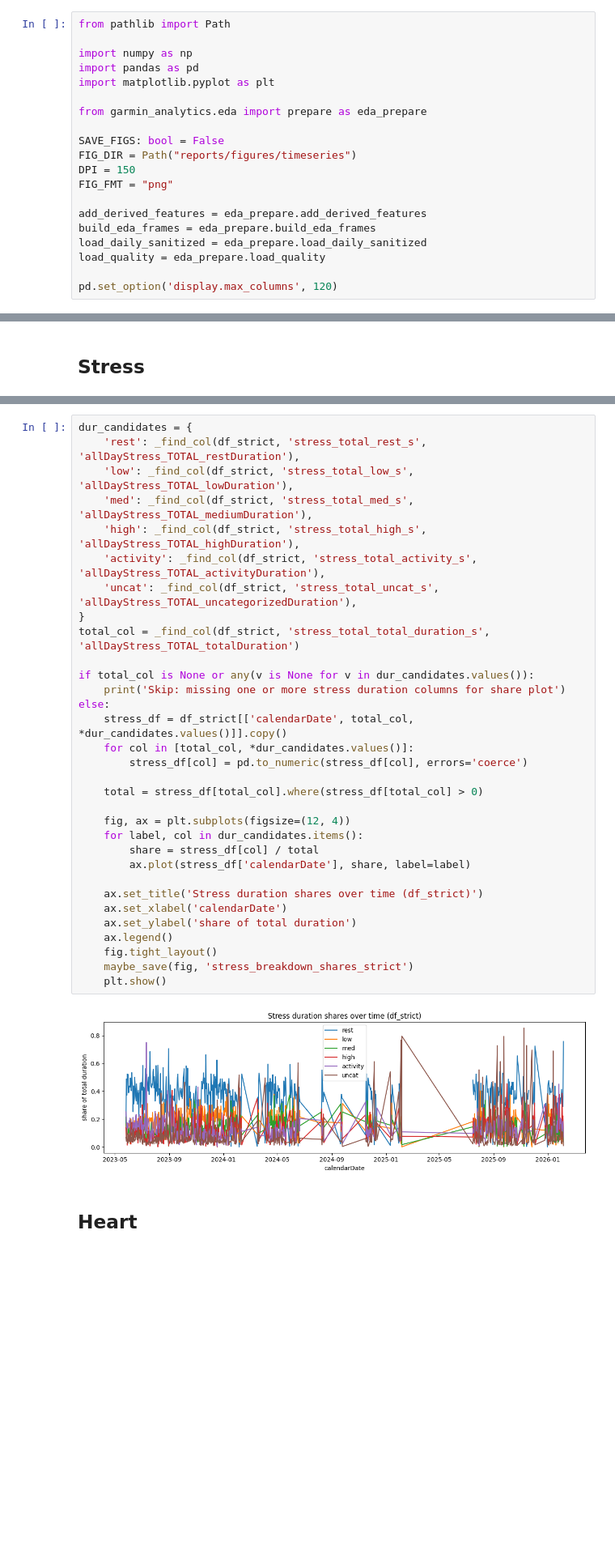
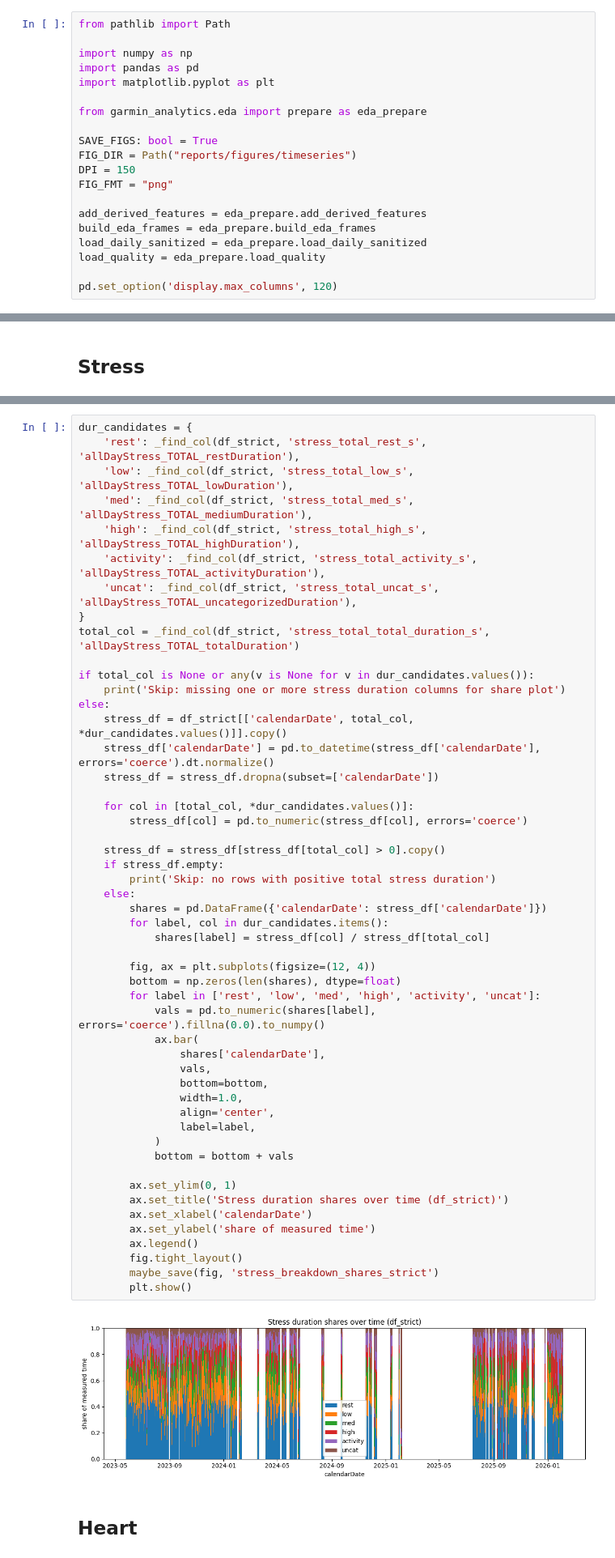
Before and after one commit to AlexBatrakov/wearable-analytics, a Jupyter notebook: notebooks/02_eda_timeseries.ipynb, the cells around one changed output, grey strips where cells are left out. Shown at 81% size. Saved outputs shown, nothing was run; the diff lists cells and outputs as text; blank space fills up the shorter version.

Commit message:
Stage 2.1: Polish time-series plots (gap-aware + stacked stress + better body battery)

```diff
--- a/notebooks/02_eda_timeseries.ipynb
+++ b/notebooks/02_eda_timeseries.ipynb
@@ -13,7 +13,7 @@ import matplotlib.pyplot as plt
 
 from garmin_analytics.eda import prepare as eda_prepare
 
-SAVE_FIGS: bool = False
+SAVE_FIGS: bool = True
 FIG_DIR = Path("reports/figures/timeseries")
 DPI = 150
 FIG_FMT = "png"
@@ -196,37 +256,56 @@ else:
 # %%
 dur_candidates = {
     'rest': _find_col(df_strict, 'stress_total_rest_s', 'allDayStress_TOTAL_restDuration'),
     'low': _find_col(df_strict, 'stress_total_low_s', 'allDayStress_TOTAL_lowDuration'),
     'med': _find_col(df_strict, 'stress_total_med_s', 'allDayStress_TOTAL_mediumDuration'),
     'high': _find_col(df_strict, 'stress_total_high_s', 'allDayStress_TOTAL_highDuration'),
     'activity': _find_col(df_strict, 'stress_total_activity_s', 'allDayStress_TOTAL_activityDuration'),
     'uncat': _find_col(df_strict, 'stress_total_uncat_s', 'allDayStress_TOTAL_uncategorizedDuration'),
 }
 total_col = _find_col(df_strict, 'stress_total_total_duration_s', 'allDayStress_TOTAL_totalDuration')
 
 if total_col is None or any(v is None for v in dur_candidates.values()):
     print('Skip: missing one or more stress duration columns for share plot')
 else:
     stress_df = df_strict[['calendarDate', total_col, *dur_candidates.values()]].copy()
+    stress_df['calendarDate'] = pd.to_datetime(stress_df['calendarDate'], errors='coerce').dt.normalize()
+    stress_df = stress_df.dropna(subset=['calendarDate'])
+
     for col in [total_col, *dur_candidates.values()]:
         stress_df[col] = pd.to_numeric(stress_df[col], errors='coerce')
 
-    total = stress_df[total_col].where(stress_df[total_col] > 0)
+    stress_df = stress_df[stress_df[total_col] > 0].copy()
+    if stress_df.empty:
+        print('Skip: no rows with positive total stress duration')
+    else:
+        shares = pd.DataFrame({'calendarDate': stress_df['calendarDate']})
+        for label, col in dur_candidates.items():
+            shares[label] = stress_df[col] / stress_df[total_col]
 
-    fig, ax = plt.subplots(figsize=(12, 4))
-    for label, col in dur_candidates.items():
-        share = stress_df[col] / total
-        ax.plot(stress_df['calendarDate'], share, label=label)
+        fig, ax = plt.subplots(figsize=(12, 4))
+        bottom = np.zeros(len(shares), dtype=float)
+        for label in ['rest', 'low', 'med', 'high', 'activity', 'uncat']:
+            vals = pd.to_numeric(shares[label], errors='coerce').fillna(0.0).to_numpy()
+            ax.bar(
+                shares['calendarDate'],
+                vals,
+                bottom=bottom,
+                width=1.0,
+                align='center',
+                label=label,
+            )
+            bottom = bottom + vals
 
-    ax.set_title('Stress duration shares over time (df_strict)')
-    ax.set_xlabel('calendarDate')
-    ax.set_ylabel('share of total duration')
-    ax.legend()
-    fig.tight_layout()
-    maybe_save(fig, 'stress_breakdown_shares_strict')
-    plt.show()
+        ax.set_ylim(0, 1)
+        ax.set_title('Stress duration shares over time (df_strict)')
+        ax.set_xlabel('calendarDate')
+        ax.set_ylabel('share of measured time')
+        ax.legend()
+        fig.tight_layout()
+        maybe_save(fig, 'stress_breakdown_shares_strict')
+        plt.show()
 # %% [output]
-[figure, old version]
+[figure, new version]
 # %% [markdown]
 ## Heart
 # %%
```
Also changed, not shown: parts of 12 cells of this notebook, 1 other file.
